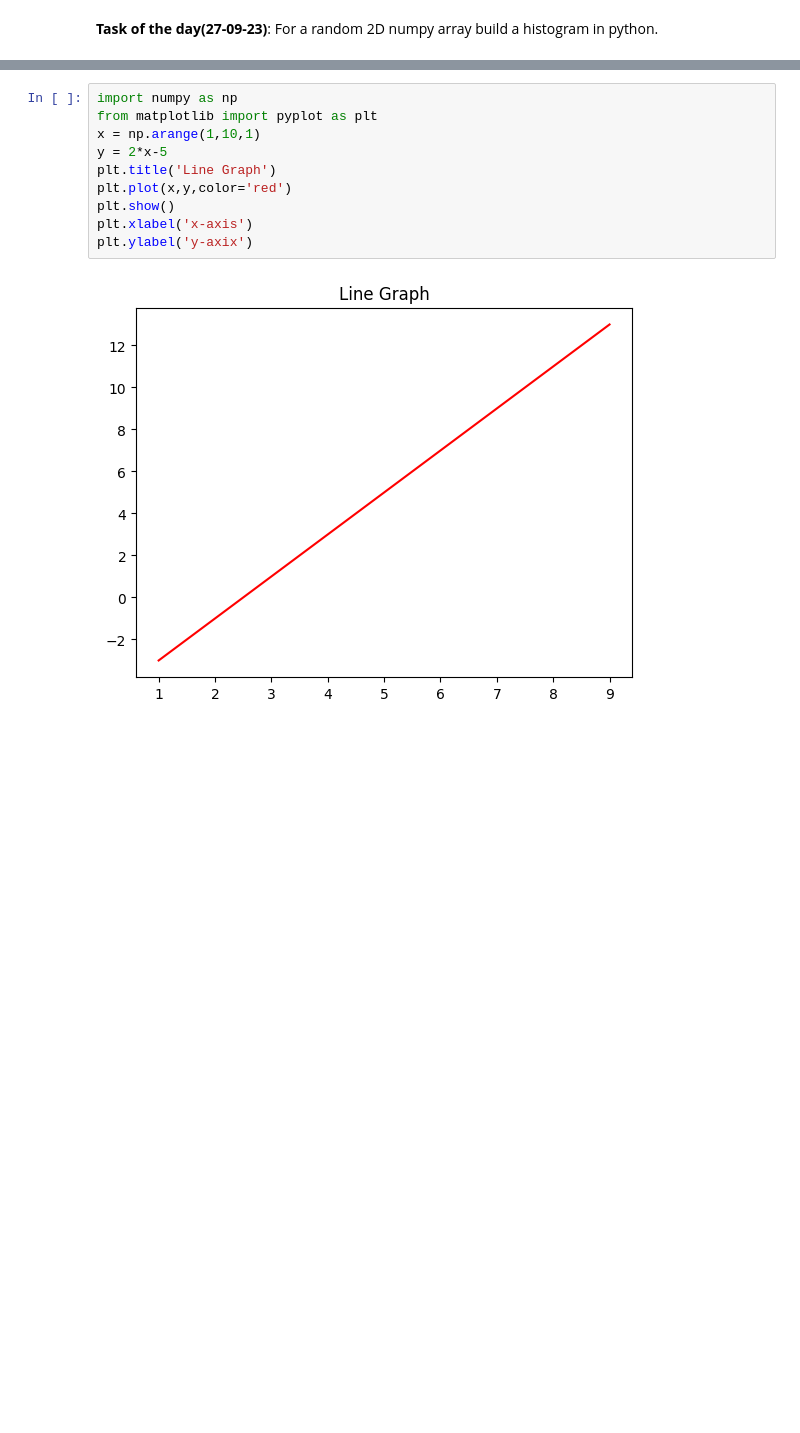
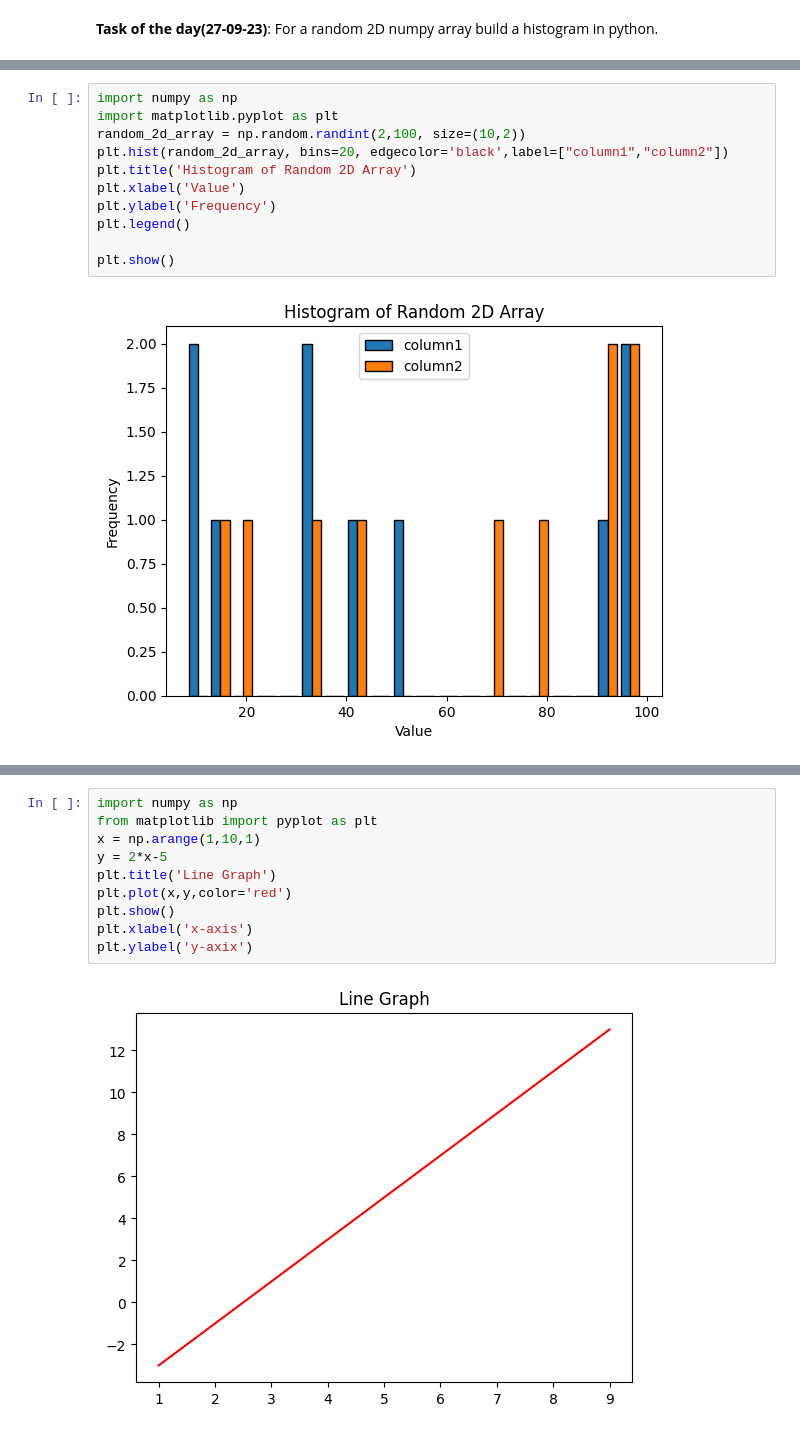
Before and after one commit to AdarshChintada/Daily_tasks, a Jupyter notebook: Daily_Tasks_HGTCON265_Adarsh.ipynb, the cells around one changed output, grey strips where cells are left out. Cells and saved outputs as stored; diff of their text form; blank space fills up the shorter version.

```diff
--- a/Daily_Tasks_HGTCON265_Adarsh.ipynb
+++ b/Daily_Tasks_HGTCON265_Adarsh.ipynb
@@ -17,0 +62,13 @@ plt.show()
+# %%
+import numpy as np
+import matplotlib.pyplot as plt
+random_2d_array = np.random.randint(2,100, size=(10,2))
+plt.hist(random_2d_array, bins=20, edgecolor='black',label=["column1","column2"])
+plt.title('Histogram of Random 2D Array')
+plt.xlabel('Value')
+plt.ylabel('Frequency')
+plt.legend()
+
+plt.show()
+# %% [output]
+[figure, added]
```
Also changed, not shown: parts of 6 cells of this notebook.
